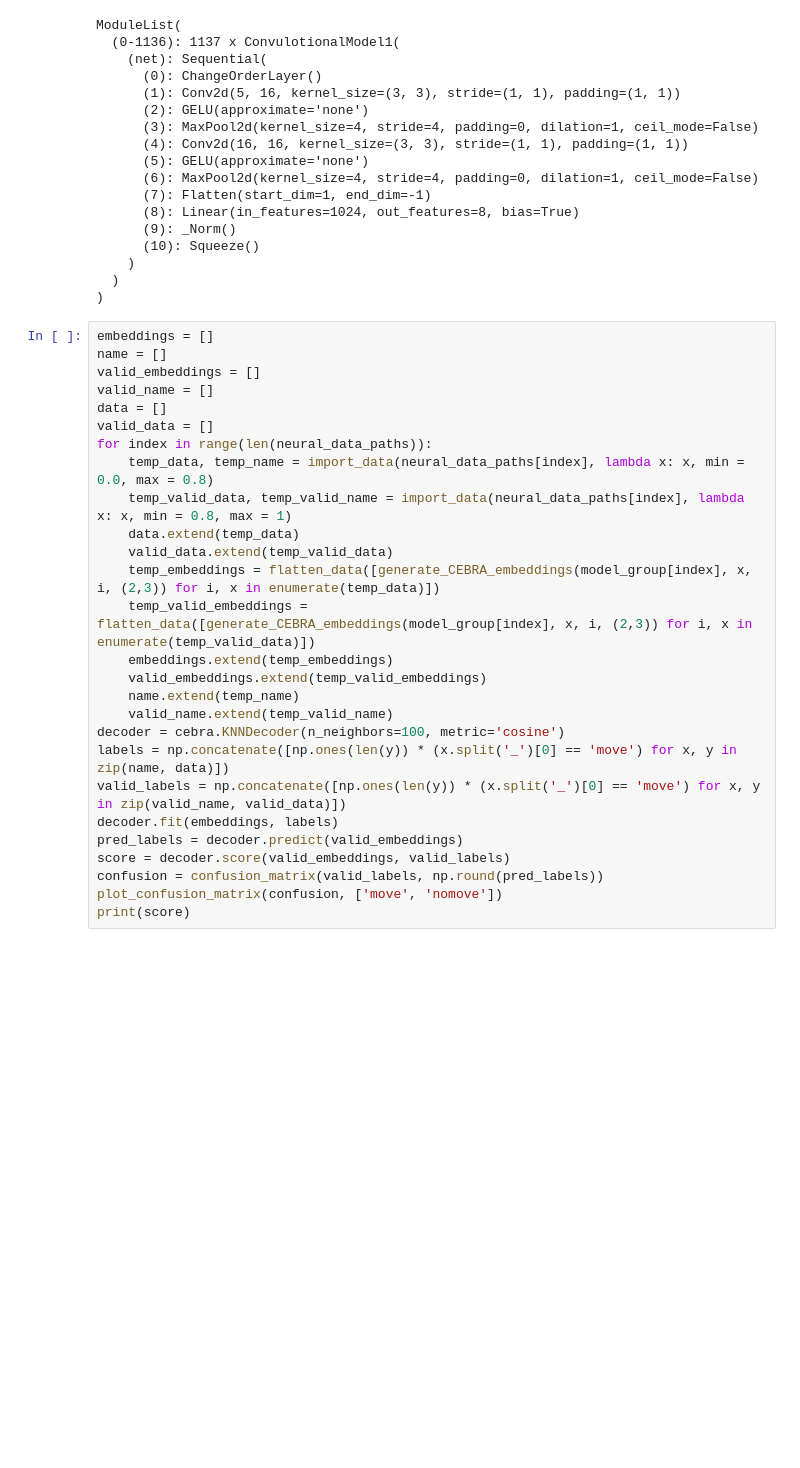
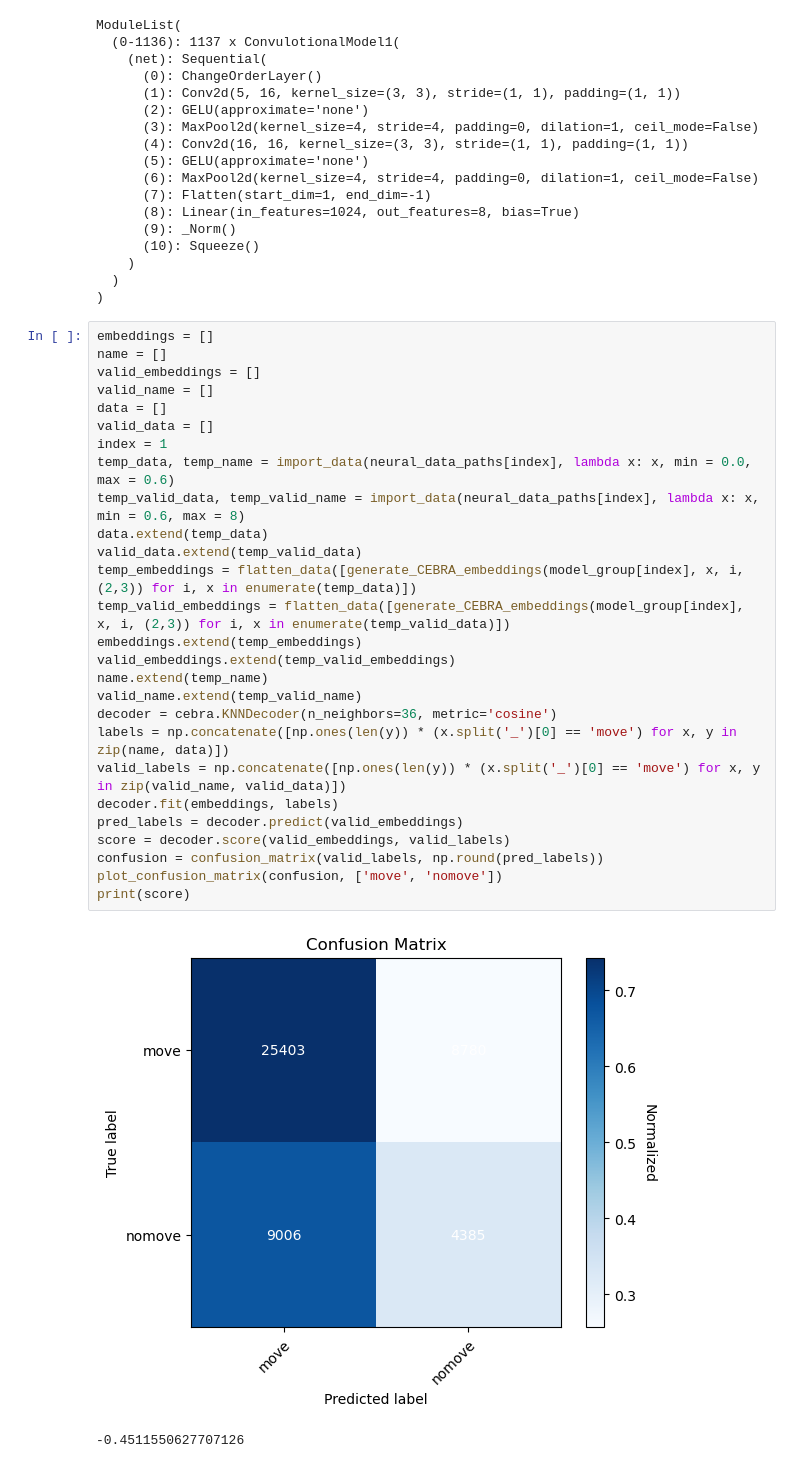
Before and after one commit to Tsuchijo/CEBRA-training, a Jupyter notebook: train_classifier.ipynb, the cells around one changed output. Cells and saved outputs as stored; diff of their text form; blank space fills up the shorter version.

```diff
--- a/train_classifier.ipynb
+++ b/train_classifier.ipynb
@@ -401,27 +398,30 @@ ModuleList(
 # %%
 embeddings = []
 name = []
 valid_embeddings = []
 valid_name = []
 data = []
 valid_data = []
-for index in range(len(neural_data_paths)):
-    temp_data, temp_name = import_data(neural_data_paths[index], lambda x: x, min = 0.0, max = 0.8)
-    temp_valid_data, temp_valid_name = import_data(neural_data_paths[index], lambda x: x, min = 0.8, max = 1)
-    data.extend(temp_data)
-    valid_data.extend(temp_valid_data)
-    temp_embeddings = flatten_data([generate_CEBRA_embeddings(model_group[index], x, i, (2,3)) for i, x in enumerate(temp_data)])
-    temp_valid_embeddings = flatten_data([generate_CEBRA_embeddings(model_group[index], x, i, (2,3)) for i, x in enumerate(temp_valid_data)])
-    embeddings.extend(temp_embeddings)
-    valid_embeddings.extend(temp_valid_embeddings)
-    name.extend(temp_name)
-    valid_name.extend(temp_valid_name)
-decoder = cebra.KNNDecoder(n_neighbors=100, metric='cosine')
+index = 1
+temp_data, temp_name = import_data(neural_data_paths[index], lambda x: x, min = 0.0, max = 0.6)
+temp_valid_data, temp_valid_name = import_data(neural_data_paths[index], lambda x: x, min = 0.6, max = 8)
+data.extend(temp_data)
+valid_data.extend(temp_valid_data)
+temp_embeddings = flatten_data([generate_CEBRA_embeddings(model_group[index], x, i, (2,3)) for i, x in enumerate(temp_data)])
+temp_valid_embeddings = flatten_data([generate_CEBRA_embeddings(model_group[index], x, i, (2,3)) for i, x in enumerate(temp_valid_data)])
+embeddings.extend(temp_embeddings)
+valid_embeddings.extend(temp_valid_embeddings)
+name.extend(temp_name)
+valid_name.extend(temp_valid_name)
+decoder = cebra.KNNDecoder(n_neighbors=36, metric='cosine')
 labels = np.concatenate([np.ones(len(y)) * (x.split('_')[0] == 'move') for x, y in zip(name, data)])
 valid_labels = np.concatenate([np.ones(len(y)) * (x.split('_')[0] == 'move') for x, y in zip(valid_name, valid_data)])
 decoder.fit(embeddings, labels)
 pred_labels = decoder.predict(valid_embeddings)
 score = decoder.score(valid_embeddings, valid_labels)
 confusion = confusion_matrix(valid_labels, np.round(pred_labels))
 plot_confusion_matrix(confusion, ['move', 'nomove'])
 print(score)
+# %% [output]
+[figure, added]
+-0.4511550627707126
```
Also changed, not shown: parts of 7 cells of this notebook, 3 other files.
